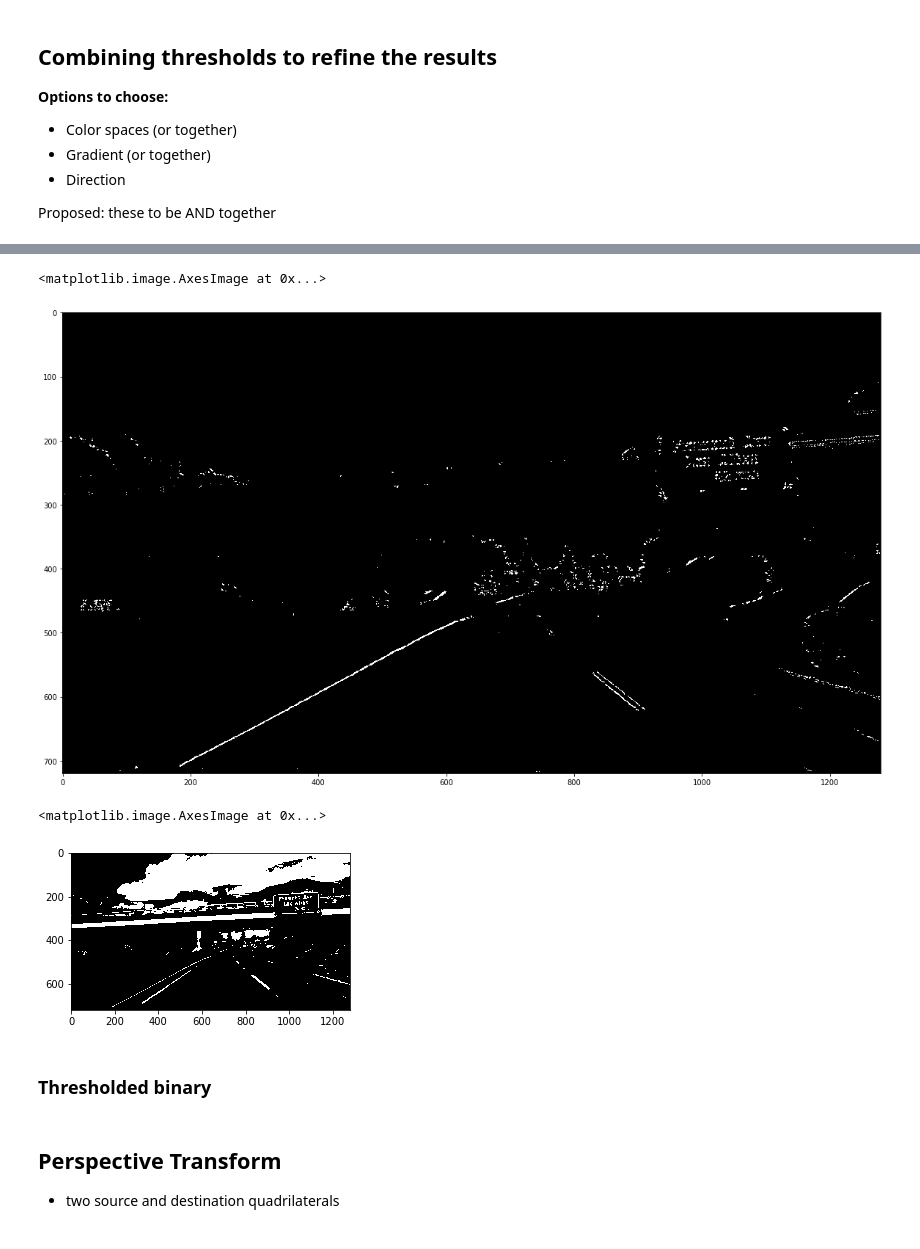
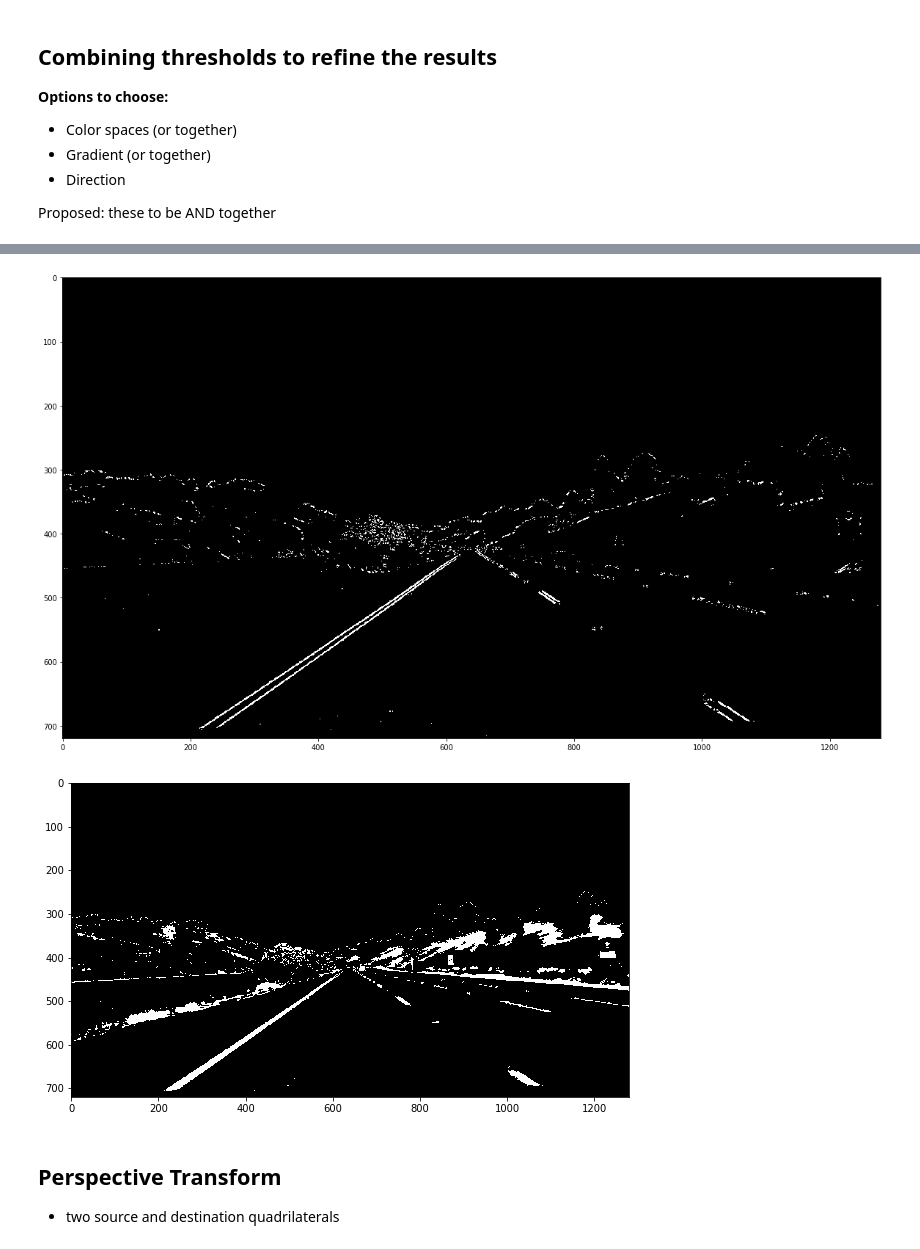
Before and after one commit to chgswin/CarND-Advanced-Lane-Lines, a Jupyter notebook: Advanced-Lane-Lines-Detection.ipynb, the cells around one changed output, grey strips where cells are left out. Saved outputs shown, nothing was run; the diff lists cells and outputs as text; code cells hidden in the pictures.

```diff
--- a/Advanced-Lane-Lines-Detection.ipynb
+++ b/Advanced-Lane-Lines-Detection.ipynb
@@ -78,6 +79,6 @@ ax2.set_title('Undistorted Image', fontsize=30)
 [figure]
 # %%
-road_img = cv2.cvtColor(cv2.imread('test_images/test8.png'), cv2.COLOR_BGR2RGB)
+road_img = cv2.cvtColor(cv2.imread('test_images/straight_lines1.jpg'), cv2.COLOR_BGR2RGB)
 road_img = cv2.resize(road_img, (1280, 720))
 road_img_size = (road_img.shape[1], road_img.shape[0])
 
@@ -89,4 +90,6 @@ ax1.imshow(road_img)
 ax1.set_title("Original image", fontsize=30)
 ax2.imshow(road_dst)
 ax2.set_title("Undistorted image", fontsize=30)
+
+f.savefig('output_images/roadUndistortion.png')
 # %% [output]
@@ -357,9 +362,7 @@ sobely_channel = abs_sobel_thresh(road_dst, orient='y', sobel_kernel=3, thresh =
 
 mag_channel = mag_thresh(road_dst, 3, (60, 255))
 
-
 dir_channel = dir_thresh(road_dst, 3, (40 * np.pi / 180,75 * np.pi / 180))
-
 
 gradient_criteria = (((sobelx_channel == 1) | (sobely_channel == 1) | (mag_channel == 1))) & (dir_channel == 1)
 
@@ -367,6 +370,7 @@ combined_gradient[gradient_criteria] = 255
 
 figure, axis = plt.subplots(1, 1, figsize = (20,20))
 axis.imshow(combined_gradient, cmap='gray')
+
+figure.savefig("output_images/combined_gradient.png")
 # %% [output]
-<matplotlib.image.AxesImage at 0x...>
-[figure, old version]
+[figure, new version]
@@ -375,15 +377,14 @@ axis.imshow(combined_gradient, cmap='gray')
 # %%
 combined = np.zeros_like(combined_gradient)
 
 combined[(combined_gradient == 255) | (combined_color == 255)] = 255
 
-figure, axis = plt.subplots(figsize=(5,5))
+figure, axis = plt.subplots(figsize=(10,10))
 axis.imshow(combined, cmap='gray')
+
+figure.savefig("output_images/combined_final.png")
 # %% [output]
-<matplotlib.image.AxesImage at 0x...>
-[figure, old version]
+[figure, new version]
-# %% [markdown]
-### Thresholded binary
 # %% [markdown]
 ## Perspective Transform
 
```
Also changed, not shown: parts of 23 cells of this notebook, 29 other files.
